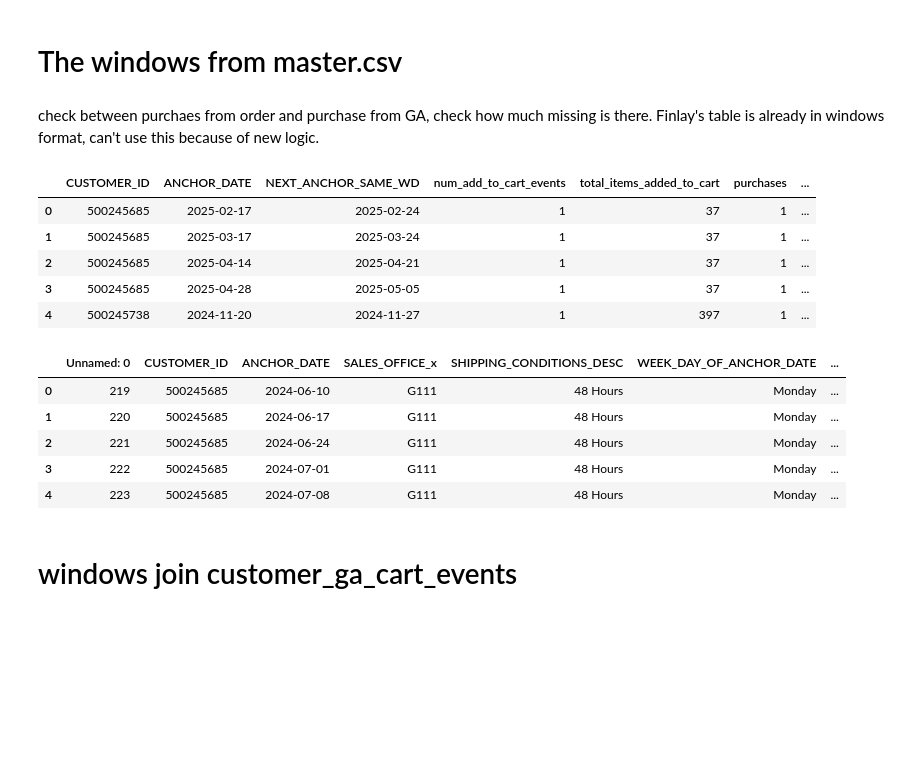
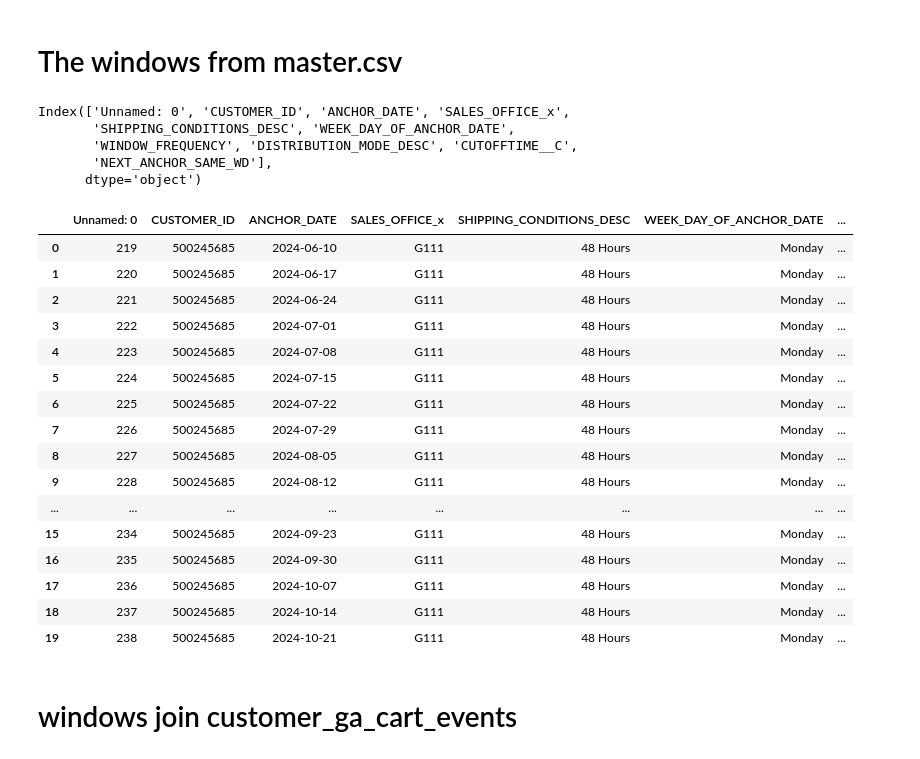
Before and after one commit to Hungagainagainagain/Swire-Cocacola-Capstone, a Jupyter notebook: modeling_new_logic.ipynb, the cells around one changed output. Saved outputs shown, nothing was run; the diff lists cells and outputs as text; code cells hidden in the pictures; blank space fills up the shorter version.

```diff
--- a/modeling_new_logic.ipynb
+++ b/modeling_new_logic.ipynb
@@ -133,18 +133,35 @@ customer_ga_cart_events.head()
 | 4 | 500549947 | America/Los_Angeles | add_to_cart | 06:12:45 PM | 2025-04-07 18:12:45.609000-07:00 | 2025-04-07 | ... |
 # %% [markdown]
 # The windows from master.csv
-# %% [markdown]
-check between purchaes from order and purchase from GA, check how much missing is there. Finlay's table is already in windows format, can't use this because of new logic.
 # %%
-windows = pd.read_csv('new_master.csv')
+windows = pd.read_csv('master.csv')
+# %%
+windows.columns
+# %% [output]
+Index(['Unnamed: 0', 'CUSTOMER_ID', 'ANCHOR_DATE', 'SALES_OFFICE_x',
+       'SHIPPING_CONDITIONS_DESC', 'WEEK_DAY_OF_ANCHOR_DATE',
+       'WINDOW_FREQUENCY', 'DISTRIBUTION_MODE_DESC', 'CUTOFFTIME__C',
+       'NEXT_ANCHOR_SAME_WD'],
+      dtype='object')
 # %%
 pd.set_option('display.max_columns', None)
 
-windows.head()
+windows.head(20)
 # %% [output]
-|  | CUSTOMER_ID | ANCHOR_DATE | NEXT_ANCHOR_SAME_WD | num_add_to_cart_events | total_items_added_to_cart | purchases | ... |
-| 0 | 500245685 | 2025-02-17 | 2025-02-24 | 1 | 37 | 1 | ... |
-| 1 | 500245685 | 2025-03-17 | 2025-03-24 | 1 | 37 | 1 | ... |
-| 2 | 500245685 | 2025-04-14 | 2025-04-21 | 1 | 37 | 1 | ... |
-| 3 | 500245685 | 2025-04-28 | 2025-05-05 | 1 | 37 | 1 | ... |
-| 4 | 500245738 | 2024-11-20 | 2024-11-27 | 1 | 397 | 1 | ... |
+|  | Unnamed: 0 | CUSTOMER_ID | ANCHOR_DATE | SALES_OFFICE_x | SHIPPING_CONDITIONS_DESC | WEEK_DAY_OF_ANCHOR_DATE | ... |
+| 0 | 219 | 500245685 | 2024-06-10 | G111 | 48 Hours | Monday | ... |
+| 1 | 220 | 500245685 | 2024-06-17 | G111 | 48 Hours | Monday | ... |
+| 2 | 221 | 500245685 | 2024-06-24 | G111 | 48 Hours | Monday | ... |
+| 3 | 222 | 500245685 | 2024-07-01 | G111 | 48 Hours | Monday | ... |
+| 4 | 223 | 500245685 | 2024-07-08 | G111 | 48 Hours | Monday | ... |
+| 5 | 224 | 500245685 | 2024-07-15 | G111 | 48 Hours | Monday | ... |
+| 6 | 225 | 500245685 | 2024-07-22 | G111 | 48 Hours | Monday | ... |
+| 7 | 226 | 500245685 | 2024-07-29 | G111 | 48 Hours | Monday | ... |
+| 8 | 227 | 500245685 | 2024-08-05 | G111 | 48 Hours | Monday | ... |
+| 9 | 228 | 500245685 | 2024-08-12 | G111 | 48 Hours | Monday | ... |
+| ... | ... | ... | ... | ... | ... | ... | ... |
+| 15 | 234 | 500245685 | 2024-09-23 | G111 | 48 Hours | Monday | ... |
+| 16 | 235 | 500245685 | 2024-09-30 | G111 | 48 Hours | Monday | ... |
+| 17 | 236 | 500245685 | 2024-10-07 | G111 | 48 Hours | Monday | ... |
+| 18 | 237 | 500245685 | 2024-10-14 | G111 | 48 Hours | Monday | ... |
+| 19 | 238 | 500245685 | 2024-10-21 | G111 | 48 Hours | Monday | ... |
@@ -153,14 +168,3 @@ old_windows = pd.read_csv('master.csv')
-# %%
-pd.set_option('display.max_columns', None)
-
-old_windows.head()
-# %% [output]
-|  | Unnamed: 0 | CUSTOMER_ID | ANCHOR_DATE | SALES_OFFICE_x | SHIPPING_CONDITIONS_DESC | WEEK_DAY_OF_ANCHOR_DATE | ... |
-| 0 | 219 | 500245685 | 2024-06-10 | G111 | 48 Hours | Monday | ... |
-| 1 | 220 | 500245685 | 2024-06-17 | G111 | 48 Hours | Monday | ... |
-| 2 | 221 | 500245685 | 2024-06-24 | G111 | 48 Hours | Monday | ... |
-| 3 | 222 | 500245685 | 2024-07-01 | G111 | 48 Hours | Monday | ... |
-| 4 | 223 | 500245685 | 2024-07-08 | G111 | 48 Hours | Monday | ... |
 # %% [markdown]
 # windows join customer_ga_cart_events
 # %% [markdown]
```
Also changed, not shown: parts of 1 cell of this notebook, 1 other file.
